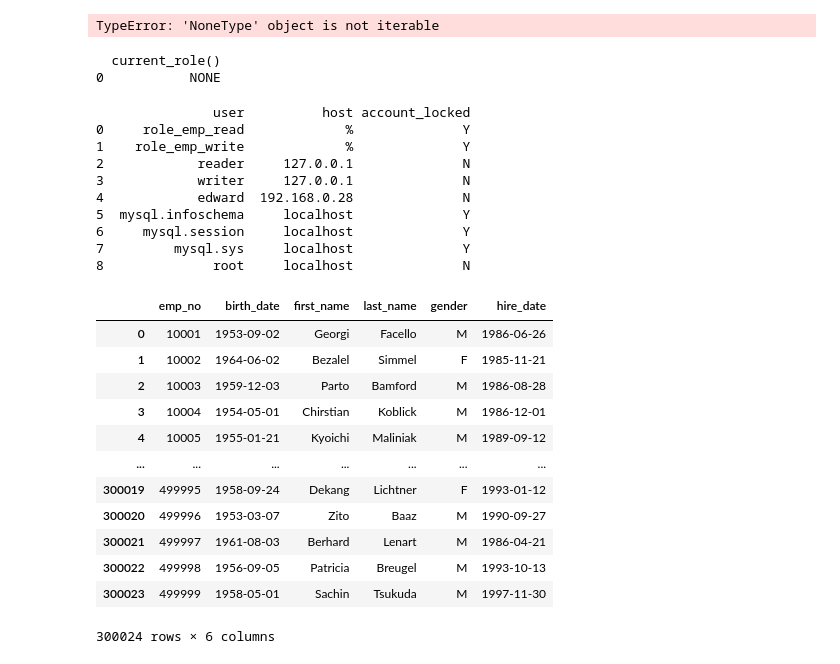
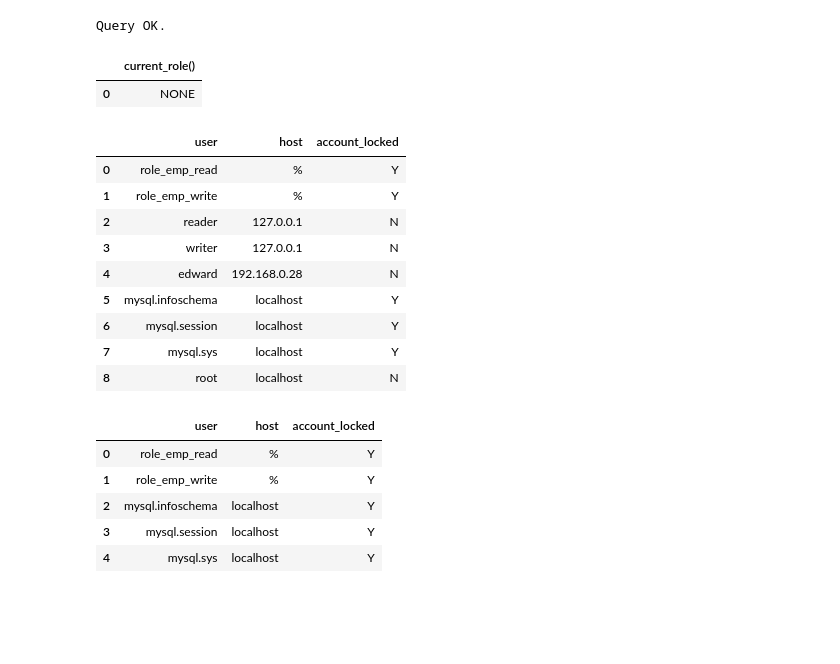
Before and after one commit to EdwardLee6677/Portfolio, a Jupyter notebook: MySQL/test_nb.ipynb, the cells around one changed output. Drawn from its saved outputs; the diff is of its cells as text; code cells hidden in the pictures; blank space fills up the shorter version.

```diff
--- a/MySQL/test_nb.ipynb
+++ b/MySQL/test_nb.ipynb
@@ -11,8 +11,11 @@ warnings.filterwarnings('ignore')
 # %%
 # 계정 정보 사전
 accounts = {
+    'root': {'host': '127.0.0.1', 'db': 'employees'},
+    'reader': {'host': '127.0.0.1', 'db': 'employees'},
+    'writer': {'host': '127.0.0.1', 'db': 'employees'},
     'edward': {'host': '192.168.0.27', 'db': 'employees'},
-    # 여기에 계정 추가 가능 192.168.0.28 127.0.0.1
+    # 여기에 계정 추가 가능
 }
 
 def connect_to_db():
@@ -28,12 +31,17 @@ def connect_to_db():
         user=user,
         password=password,
         #db=info['db'],
-        charset='utf8mb4',
+        charset='utf8mb4'
     )
     return conn
 
 def q(query):
-    return pd.read_sql(query, conn)
-
-def p(i):
-    return print(i)
+    with conn.cursor() as cursor: # 커서 생성 with 구문을 사용해서 자동으로 close 하므로 메모리 누수를 방지
+        cursor.execute(query)
+        first = query.strip().split()[0].lower()
+        if first in ['select', 'show', 'describe', 'desc', 'explain']:
+            df = pd.read_sql(query, conn)
+            display(df)
+        else:
+            conn.commit()
+            print("Query OK.")
@@ -42,4 +47,0 @@ conn = connect_to_db()
-# %%
-q("USE employees")
-# %% [output]
-TypeError: 'NoneType' object is not iterable
@@ -46,34 +50,31 @@ TypeError: 'NoneType' object is not iterable
+# %%
+q('USE employees')
+# %% [output]
+Query OK.
 # %%
-p(q("SELECT current_role();"))
+q("SELECT current_role();")
 # %% [output]
-  current_role()
-0           NONE
+|  | current_role() |
+| 0 | NONE |
 # %%
-p(q("SELECT user, host, account_locked FROM mysql.user;"))
+q("SELECT user, host, account_locked FROM mysql.user;")
 # %% [output]
-               user          host account_locked
-0     role_emp_read             %              Y
-1    role_emp_write             %              Y
-2            reader     127.0.0.1              N
-3            writer     127.0.0.1              N
-4            edward  192.168.0.28              N
-5  mysql.infoschema     localhost              Y
-6     mysql.session     localhost              Y
-7         mysql.sys     localhost              Y
-8              root     localhost              N
+|  | user | host | account_locked |
+| 0 | role_emp_read | % | Y |
+| 1 | role_emp_write | % | Y |
+| 2 | reader | 127.0.0.1 | N |
+| 3 | writer | 127.0.0.1 | N |
+| 4 | edward | 192.168.0.28 | N |
+| 5 | mysql.infoschema | localhost | Y |
+| 6 | mysql.session | localhost | Y |
+| 7 | mysql.sys | localhost | Y |
+| 8 | root | localhost | N |
 # %%
-q('SELECT * FROM employees;')
+q("SELECT user, host, account_locked FROM mysql.user WHERE account_locked = 'Y';")
 # %% [output]
-|  | emp_no | birth_date | first_name | last_name | gender | hire_date |
-| 0 | 10001 | 1953-09-02 | Georgi | Facello | M | 1986-06-26 |
-| 1 | 10002 | 1964-06-02 | Bezalel | Simmel | F | 1985-11-21 |
-| 2 | 10003 | 1959-12-03 | Parto | Bamford | M | 1986-08-28 |
-| 3 | 10004 | 1954-05-01 | Chirstian | Koblick | M | 1986-12-01 |
-| 4 | 10005 | 1955-01-21 | Kyoichi | Maliniak | M | 1989-09-12 |
-| ... | ... | ... | ... | ... | ... | ... |
-| 300019 | 499995 | 1958-09-24 | Dekang | Lichtner | F | 1993-01-12 |
-| 300020 | 499996 | 1953-03-07 | Zito | Baaz | M | 1990-09-27 |
-| 300021 | 499997 | 1961-08-03 | Berhard | Lenart | M | 1986-04-21 |
-| 300022 | 499998 | 1956-09-05 | Patricia | Breugel | M | 1993-10-13 |
-| 300023 | 499999 | 1958-05-01 | Sachin | Tsukuda | M | 1997-11-30 |
+|  | user | host | account_locked |
+| 0 | role_emp_read | % | Y |
+| 1 | role_emp_write | % | Y |
+| 2 | mysql.infoschema | localhost | Y |
+| 3 | mysql.session | localhost | Y |
+| 4 | mysql.sys | localhost | Y |
-300024 rows × 6 columns
```
Also changed, not shown: parts of 24 cells of this notebook, 1 other file.
